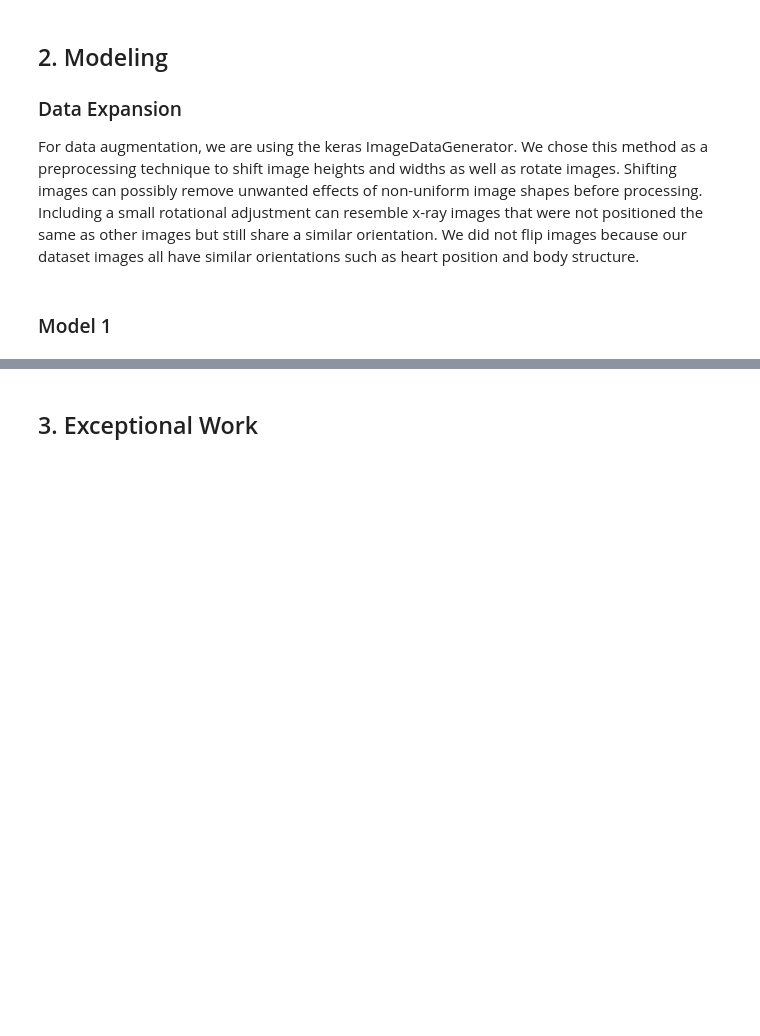
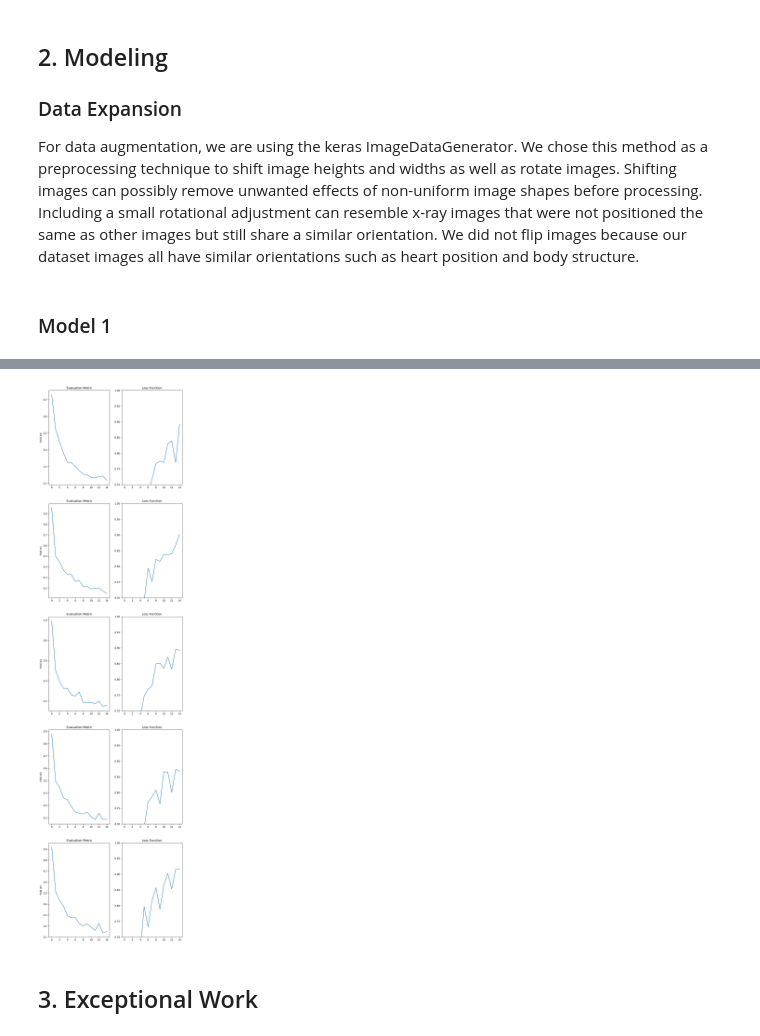
Before and after one commit to kirkwat/machine-learning, a Jupyter notebook: lab6/kirk.ipynb, the cells around one changed output, grey strips where cells are left out. Drawn from its saved outputs; the diff is of its cells as text; code cells hidden in the pictures; blank space fills up the shorter version.

```diff
--- a/lab6/kirk.ipynb
+++ b/lab6/kirk.ipynb
@@ -118,7 +118,7 @@ from sklearn.model_selection import StratifiedKFold
 X = data
 y = np.asarray(classes)
 
-kfold = StratifiedKFold(n_splits=10, shuffle=True, random_state=0)
+kfold = StratifiedKFold(n_splits=5, shuffle=True, random_state=0)
 # %% [markdown]
 ## 2. Modeling
 
@@ -138,0 +247,7 @@ datagen.fit(X)
+# %%
+batch_size = 128
+epochs = 15
+l2_lambda = 0.0001
+verbose = 1
+
+histories, eval_scores = build_model()
@@ -139,2 +272,21 @@ datagen.fit(X)
+# %%
+def plot_histories(histories):
+    plt.figure(figsize=(15,40))
+    for fold_no, history in enumerate(histories):
+        keys = list(history.history.keys())
+
+        plt.subplot(5,3,3*fold_no+1)
+        plt.plot(history.history[keys[0]])
+        plt.title('Loss Function')
+        plt.ylabel('Fold #'+str(fold_no))
+
+        plt.subplot(5,3,3*fold_no+2)
+        plt.plot(history.history[keys[1]])
+        plt.title('Evaluation Metric')
+        plt.ylim(0.7, 1)
+# %%
+plot_histories(histories)
+# %% [output]
+[figure, added]
 # %% [markdown]
 ## 3. Exceptional Work
```
Also changed, not shown: parts of 5 cells of this notebook.
